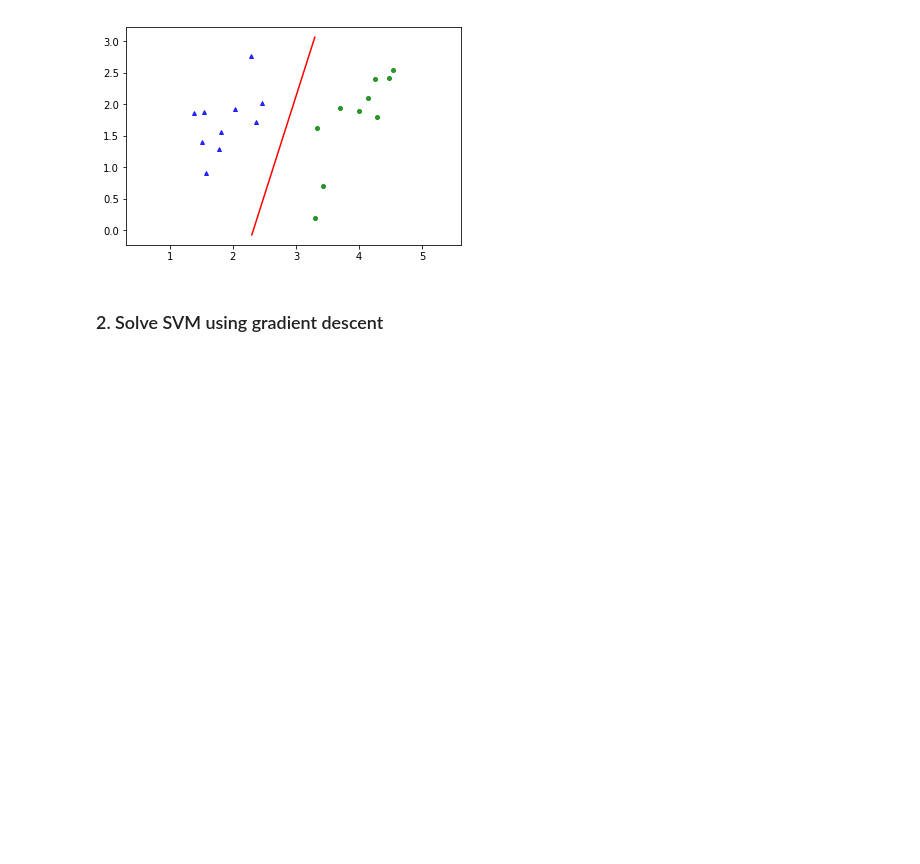
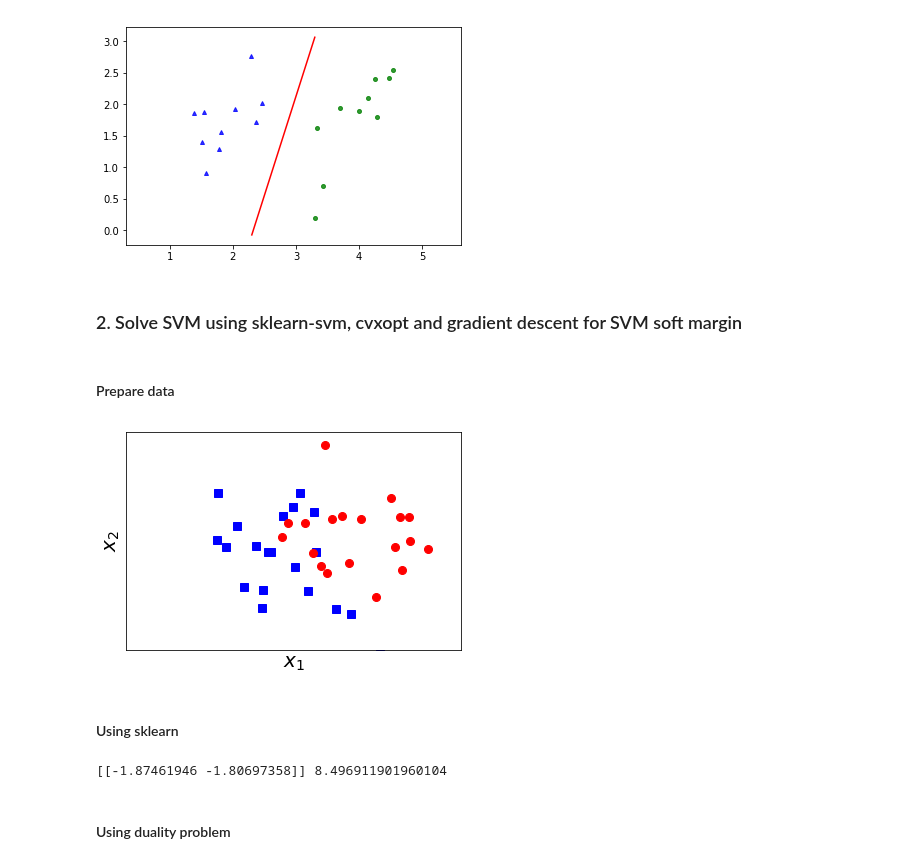
Before and after one commit to alerk/TestGit, a Jupyter notebook: Python/ml_class/02.svm.ipynb, the cells around one changed output. Drawn from its saved outputs; the diff is of its cells as text; code cells hidden in the pictures; blank space fills up the shorter version.

```diff
--- a/Python/ml_class/02.svm.ipynb
+++ b/Python/ml_class/02.svm.ipynb
@@ -100,4 +112,41 @@ plt.show()
 # %% [output]
 [figure]
 # %% [markdown]
-### 2. Solve SVM using gradient descent
+### 2. Solve SVM using sklearn-svm, cvxopt and gradient descent for SVM soft margin
+# %% [markdown]
+#### Prepare data
+# %%
+# To support both python 2 and python 3
+from __future__ import division, print_function, unicode_literals
+# list of points
+import numpy as np
+import matplotlib.pyplot as plt
+from scipy.spatial.distance import cdist
+from matplotlib.backends.backend_pdf import PdfPages
+np.random.seed(22)
+
+means = [[2, 2], [4, 2]]
+cov = [[.7, 0], [0, .7]]
+N = 20
+X0 = np.random.multivariate_normal(means[0], cov, N) # each row is a data point
+X1 = np.random.multivariate_normal(means[1], cov, N)
+# %%
+#with PdfPages('data.pdf') as pdf:
+plt.plot(X0[:, 0], X0[:, 1], 'bs', markersize = 8, alpha = 1)
+plt.plot(X1[:, 0], X1[:, 1], 'ro', markersize = 8, alpha = 1)
+plt.axis('equal')
+plt.ylim(0, 4)
+plt.xlim(0, 5)
+
+# hide tikcs
+cur_axes = plt.gca()
+cur_axes.axes.get_xaxis().set_ticks([])
+cur_axes.axes.get_yaxis().set_ticks([])
+
+plt.xlabel('$x_1$', fontsize = 20)
+plt.ylabel('$x_2$', fontsize = 20)
+    #pdf.savefig()
+    # plt.savefig('logistic_2d.png', bbox_inches='tight', dpi = 300)
+plt.show()
+# %% [output]
+[figure, added]
@@ -103,0 +156,2 @@ plt.show()
+# %% [markdown]
+#### Using sklearn
@@ -103,0 +165,6 @@ plt.show()
+# %%
+print(w_sklearn.T, b_sklearn)
+# %% [output]
+[[-1.87461946 -1.80697358]] 8.496911901960104
+# %% [markdown]
+#### Using duality problem
```
Also changed, not shown: parts of 24 cells of this notebook, 4 other files.
